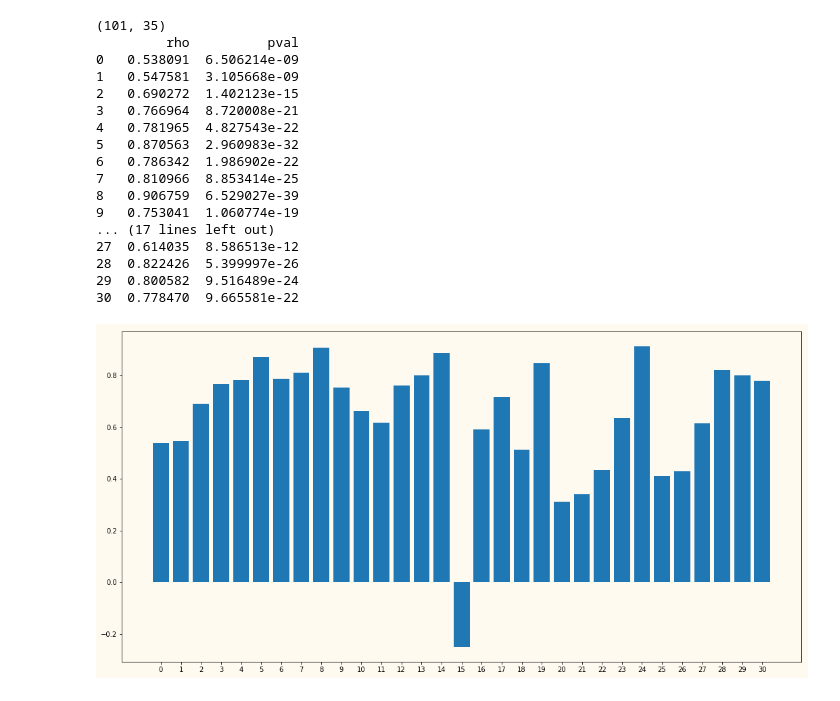
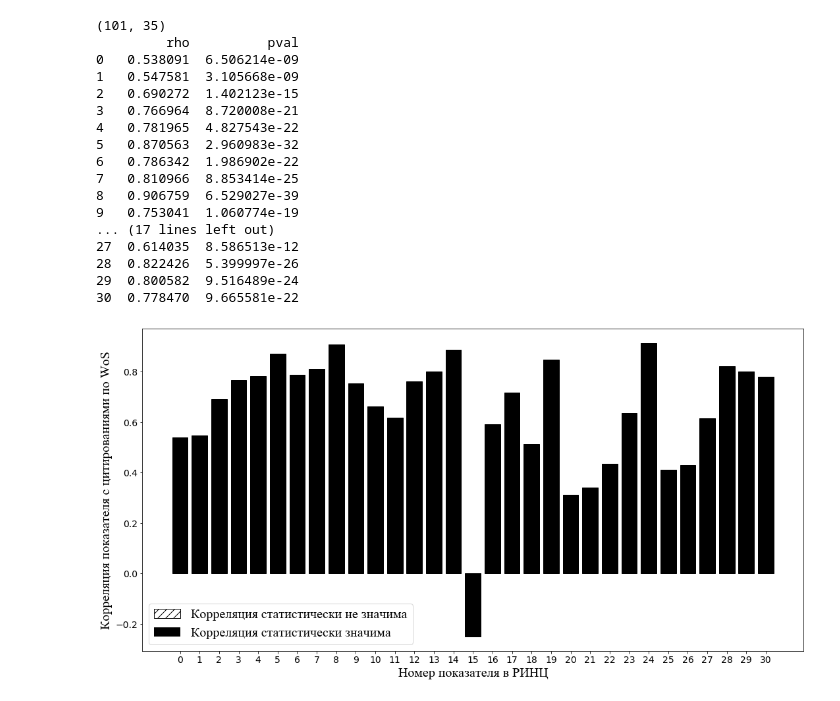
Before and after one commit to sergiustoday/rints-wos, a Jupyter notebook: RintsWoS_Analysis_2.ipynb, the cells around one changed output. Saved outputs shown, nothing was run; the diff lists cells and outputs as text; code cells hidden in the pictures.

```diff
--- a/RintsWoS_Analysis_2.ipynb
+++ b/RintsWoS_Analysis_2.ipynb
@@ -29,6 +24,7 @@ df_anal
 # ВСЕ В ЦЕЛОМ
 import scipy.stats  as stats
 import matplotlib.pyplot as plt
+from matplotlib.patches import Patch
 import numpy as np
 
 publ_max = df_anal[2].max() # 885 -- максимальное число статей в ядре РИНЦ
@@ -52,37 +48,61 @@ print(df_f_corr3)
 
 fig, ax = plt.subplots()
 
 barlist = ax.bar(x, y)
 for i in range(31):
     if p[i] > 0.05:
-        barlist[i].set_color('r')
+        barlist[i].set_color('white')
+        barlist[i].set_edgecolor('black')
+        barlist[i].set_hatch('//')
+    else:
+        barlist[i].set_color('black')
 
-ax.set_facecolor('floralwhite') #seashell
+ax.set_facecolor('white') #seashell
+
+font = {'family': 'Times New Roman',
+        'size': 20,
+        }
+
+ax.set_xlabel('Номер показателя в РИНЦ', fontdict = font)
+ax.set_ylabel('Корреляция показателя c цитированиями по WoS', fontdict = font)
+
 fig.set_figwidth(18)    #  ширина Figure
 fig.set_figheight(9)    #  высота Figure
-fig.set_facecolor('floralwhite')
+fig.set_facecolor('white')
 
 plt.xticks(np.arange(0, 31, 1))
+
+for tick in ax.xaxis.get_major_ticks():
+    tick.label.set_fontsize(14)
+
+for tick in ax.yaxis.get_major_ticks():
+    tick.label.set_fontsize(14)
+
+legend_elements = [Patch(facecolor='white', edgecolor='black', hatch = '//', label='Корреляция статистически не значима'),
+                   Patch(facecolor='black', label='Корреляция статистически значима')]
+
+ax.legend(handles = legend_elements, prop = font)
+
 plt.show()
 # %% [output]
 (101, 35)
          rho          pval
 0   0.538091  6.506214e-09
 1   0.547581  3.105668e-09
 2   0.690272  1.402123e-15
 3   0.766964  8.720008e-21
 4   0.781965  4.827543e-22
 5   0.870563  2.960983e-32
 6   0.786342  1.986902e-22
 7   0.810966  8.853414e-25
 8   0.906759  6.529027e-39
 9   0.753041  1.060774e-19
 ... (17 lines left out)
 27  0.614035  8.586513e-12
 28  0.822426  5.399997e-26
 29  0.800582  9.516489e-24
 30  0.778470  9.665581e-22
-[figure, old version]
+[figure, new version]
 # %%
 # АНАЛИЗ ВСЕГО В ЦЕЛОМ
 
```
Also changed, not shown: parts of 5 cells of this notebook.
